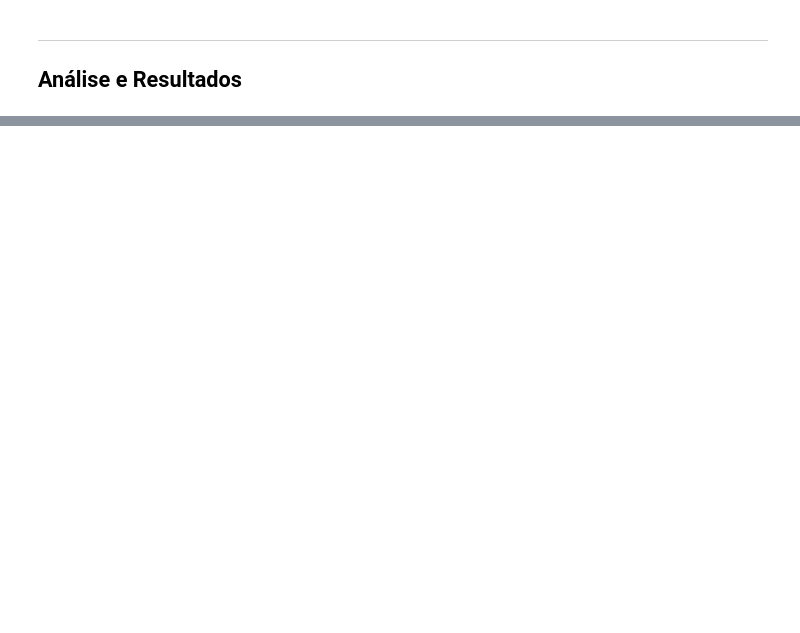
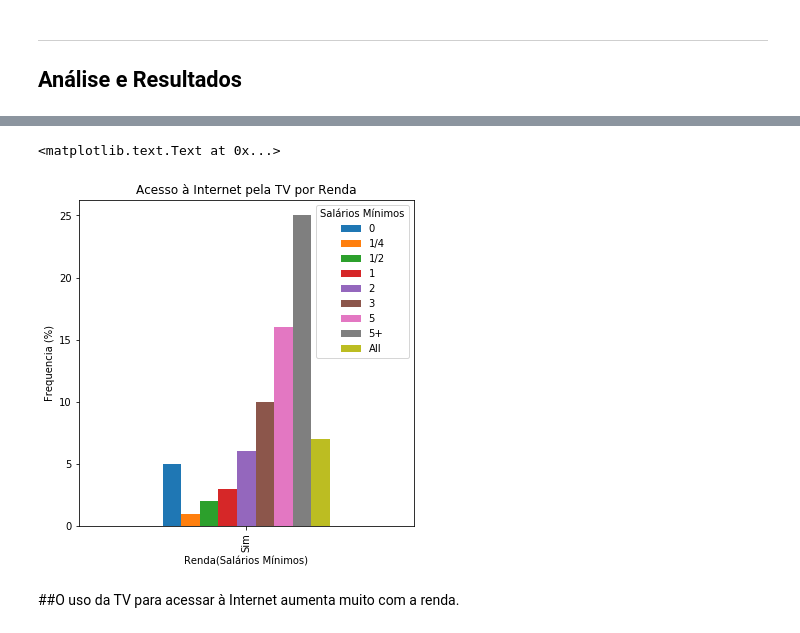
Before and after one commit to Marcompp/TrabalhodeDados, a Jupyter notebook: Projeto1 Layout.ipynb, the cells around one changed output, grey strips where cells are left out. Drawn from its saved outputs; the diff is of its cells as text; code cells hidden in the pictures; blank space fills up the shorter version.

```diff
--- a/Projeto1 Layout.ipynb
+++ b/Projeto1 Layout.ipynb
@@ -95,0 +128,10 @@ Descreva aqui suas conclusões!
+# %%
+ct = df.TV.value_counts()
+print(ct)
+
+def percConvert(tab):
+  return (tab/float(tab[-1])*100).round(decimals=0)
+
+
+ct1=pd.crosstab(df.TV,df.RENDA,margins=True,rownames=['Acesso por TV'], colnames=['Salários Mínimos']).apply(percConvert, axis=0)
+ct1
@@ -95,0 +147,11 @@ Descreva aqui suas conclusões!
+# %%
+ct1 = ct1.iloc[0:1]
+plot = ct1.plot(kind='bar',title='Acesso à Internet pela TV por Renda',figsize=(6, 6))
+plt.ylabel('Frequencia (%)')
+
+plt.xlabel('Renda(Salários Mínimos)')
+# %% [output]
+<matplotlib.text.Text at 0x...>
+[figure, added]
+# %% [markdown]
+##O uso da TV para acessar à Internet aumenta muito com a renda.
```
Also changed, not shown: parts of 39 cells of this notebook.
